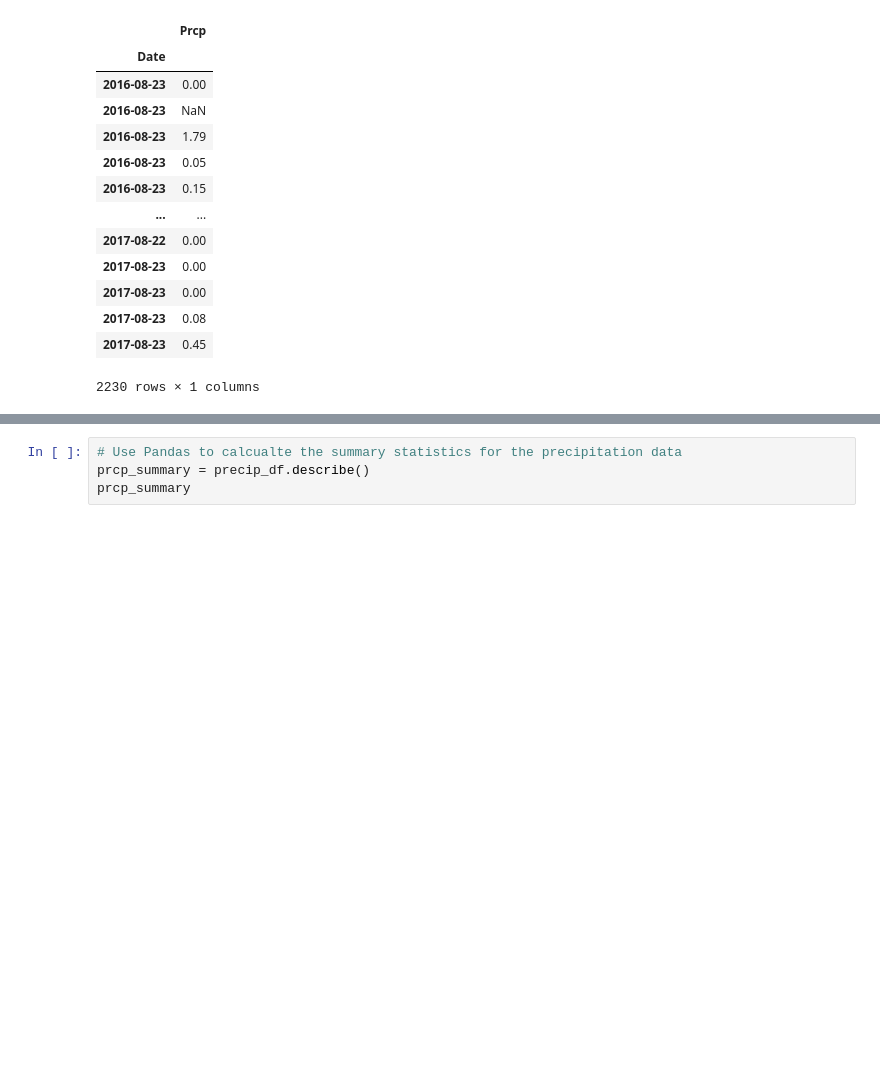
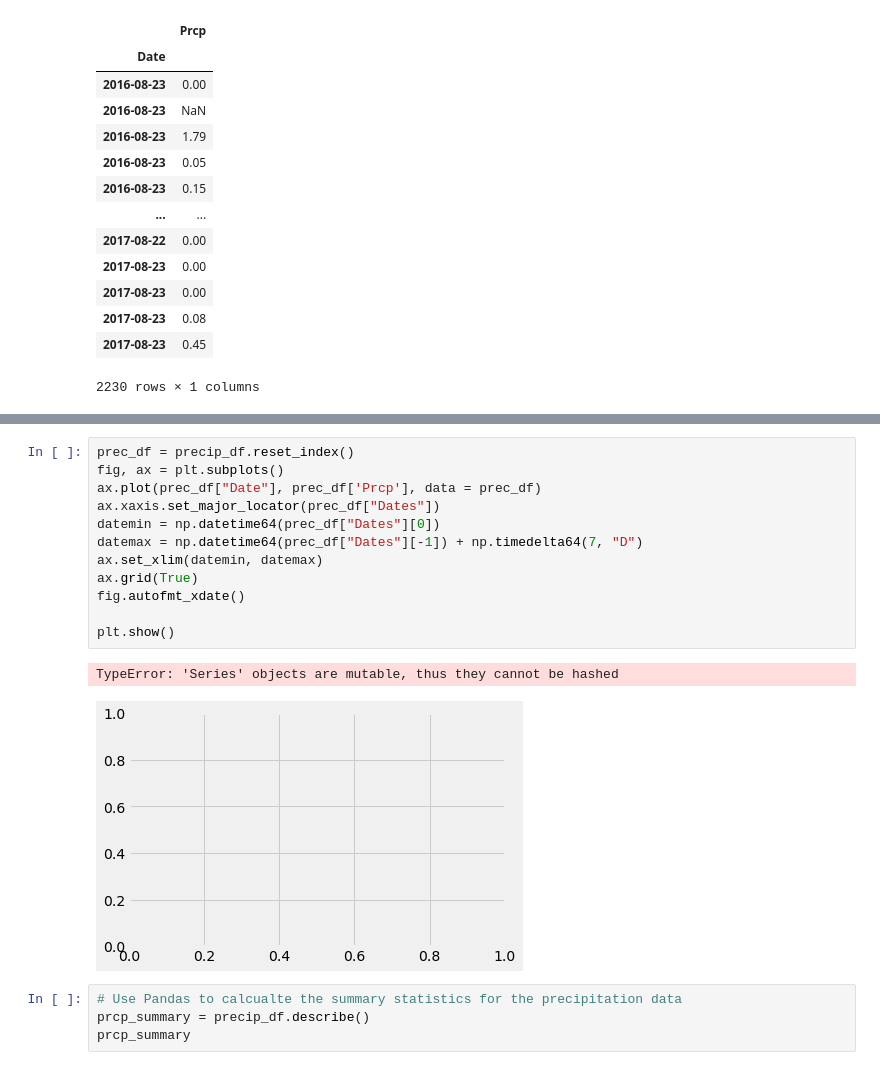
Before and after one commit to Leonardo-Urrutia/sqlalchemy-challenge, a Jupyter notebook: climate_starter.ipynb, the cells around one changed output, grey strips where cells are left out. Saved outputs shown, nothing was run; the diff lists cells and outputs as text; blank space fills up the shorter version.

```diff
--- a/climate_starter.ipynb
+++ b/climate_starter.ipynb
@@ -110,3 +117,18 @@ Text(0.5, 1.0, 'Precipitation from 2016-08-23 - 2017-08-23')
+# %%
+prec_df = precip_df.reset_index()
+fig, ax = plt.subplots()
+ax.plot(prec_df["Date"], prec_df['Prcp'], data = prec_df)
+ax.xaxis.set_major_locator(prec_df["Dates"])
+datemin = np.datetime64(prec_df["Dates"][0])
+datemax = np.datetime64(prec_df["Dates"][-1]) + np.timedelta64(7, "D")
+ax.set_xlim(datemin, datemax)
+ax.grid(True)
+fig.autofmt_xdate()
+
+plt.show()
+# %% [output]
+TypeError: 'Series' objects are mutable, thus they cannot be hashed
+[figure, added]
 # %%
 # Use Pandas to calcualte the summary statistics for the precipitation data
 prcp_summary = precip_df.describe()
```
Also changed, not shown: parts of 3 cells of this notebook, 1 other file.
